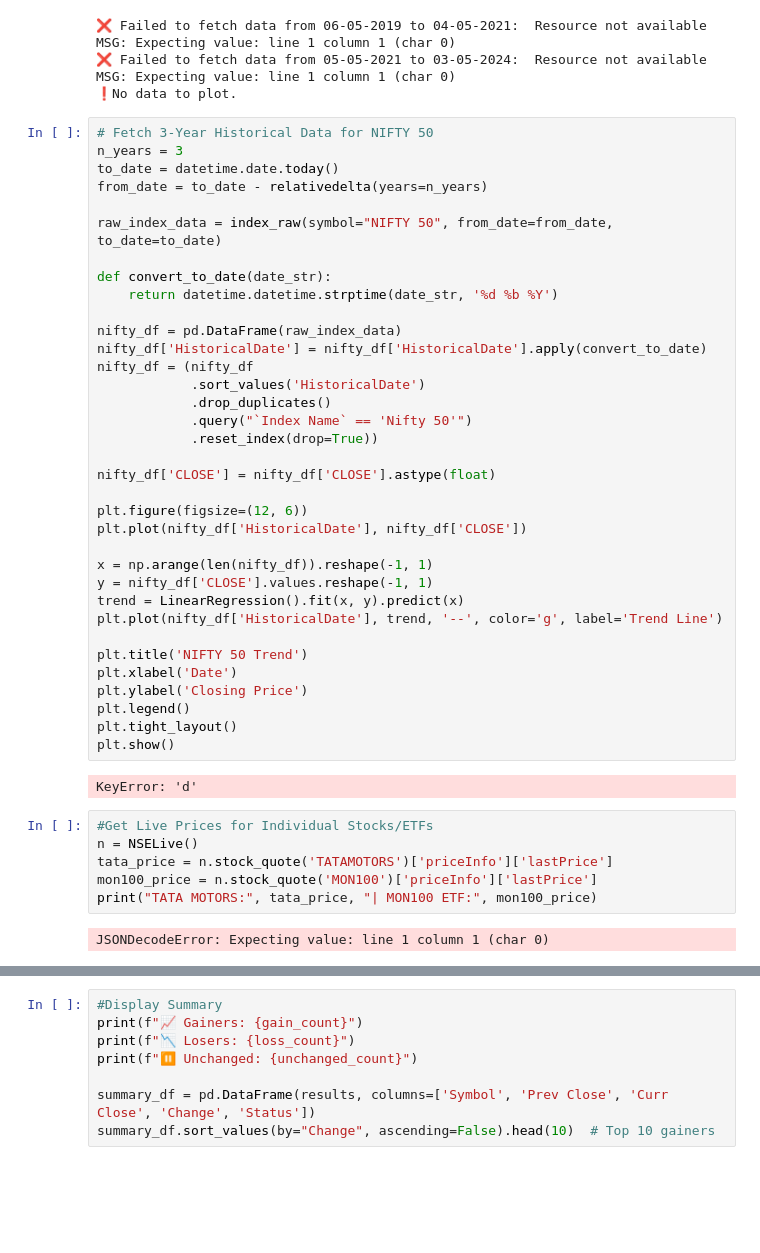
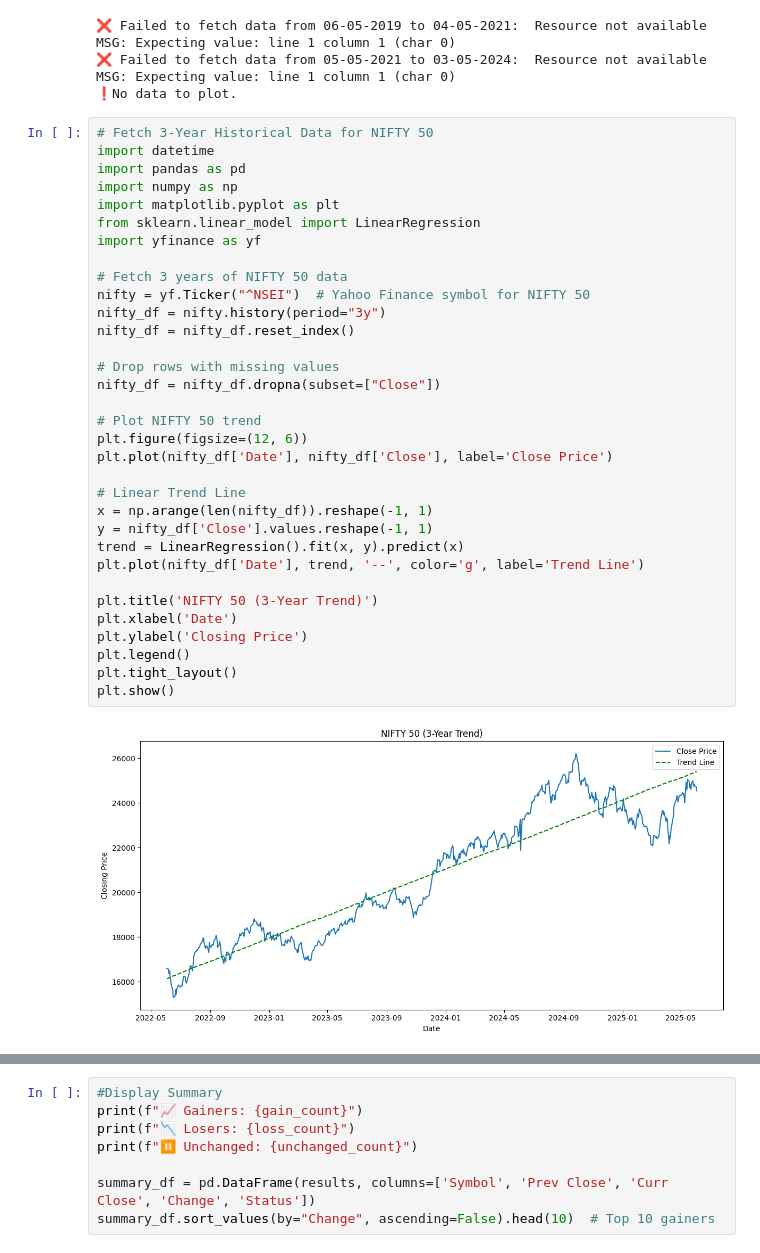
Before and after one commit to Hemavathi-AB/StockPricePrediction, a Jupyter notebook: StockPrice.ipynb, the cells around one changed output, grey strips where cells are left out. Cells and saved outputs as stored; diff of their text form; blank space fills up the shorter version.

```diff
--- a/StockPrice.ipynb
+++ b/StockPrice.ipynb
@@ -124,46 +119,36 @@ else:
 ❗No data to plot.
 # %%
 # Fetch 3-Year Historical Data for NIFTY 50
-n_years = 3
-to_date = datetime.date.today()
-from_date = to_date - relativedelta(years=n_years)
+import datetime
+import pandas as pd
+import numpy as np
+import matplotlib.pyplot as plt
+from sklearn.linear_model import LinearRegression
+import yfinance as yf
 
-raw_index_data = index_raw(symbol="NIFTY 50", from_date=from_date, to_date=to_date)
+# Fetch 3 years of NIFTY 50 data
+nifty = yf.Ticker("^NSEI")  # Yahoo Finance symbol for NIFTY 50
+nifty_df = nifty.history(period="3y")
+nifty_df = nifty_df.reset_index()
 
-def convert_to_date(date_str):
-    return datetime.datetime.strptime(date_str, '%d %b %Y')
+# Drop rows with missing values
+nifty_df = nifty_df.dropna(subset=["Close"])
 
-nifty_df = pd.DataFrame(raw_index_data)
-nifty_df['HistoricalDate'] = nifty_df['HistoricalDate'].apply(convert_to_date)
-nifty_df = (nifty_df
-            .sort_values('HistoricalDate')
-            .drop_duplicates()
-            .query("`Index Name` == 'Nifty 50'")
-            .reset_index(drop=True))
+# Plot NIFTY 50 trend
+plt.figure(figsize=(12, 6))
+plt.plot(nifty_df['Date'], nifty_df['Close'], label='Close Price')
 
-nifty_df['CLOSE'] = nifty_df['CLOSE'].astype(float)
+# Linear Trend Line
+x = np.arange(len(nifty_df)).reshape(-1, 1)
+y = nifty_df['Close'].values.reshape(-1, 1)
+trend = LinearRegression().fit(x, y).predict(x)
+plt.plot(nifty_df['Date'], trend, '--', color='g', label='Trend Line')
 
-plt.figure(figsize=(12, 6))
-plt.plot(nifty_df['HistoricalDate'], nifty_df['CLOSE'])
-
-x = np.arange(len(nifty_df)).reshape(-1, 1)
-y = nifty_df['CLOSE'].values.reshape(-1, 1)
-trend = LinearRegression().fit(x, y).predict(x)
-plt.plot(nifty_df['HistoricalDate'], trend, '--', color='g', label='Trend Line')
-
-plt.title('NIFTY 50 Trend')
+plt.title('NIFTY 50 (3-Year Trend)')
 plt.xlabel('Date')
 plt.ylabel('Closing Price')
 plt.legend()
 plt.tight_layout()
 plt.show()
 # %% [output]
-KeyError: 'd'
+[figure, added]
-# %%
-#Get Live Prices for Individual Stocks/ETFs
-n = NSELive()
-tata_price = n.stock_quote('TATAMOTORS')['priceInfo']['lastPrice']
-mon100_price = n.stock_quote('MON100')['priceInfo']['lastPrice']
-print("TATA MOTORS:", tata_price, "| MON100 ETF:", mon100_price)
-# %% [output]
-JSONDecodeError: Expecting value: line 1 column 1 (char 0)
```
Also changed, not shown: parts of 8 cells of this notebook.
